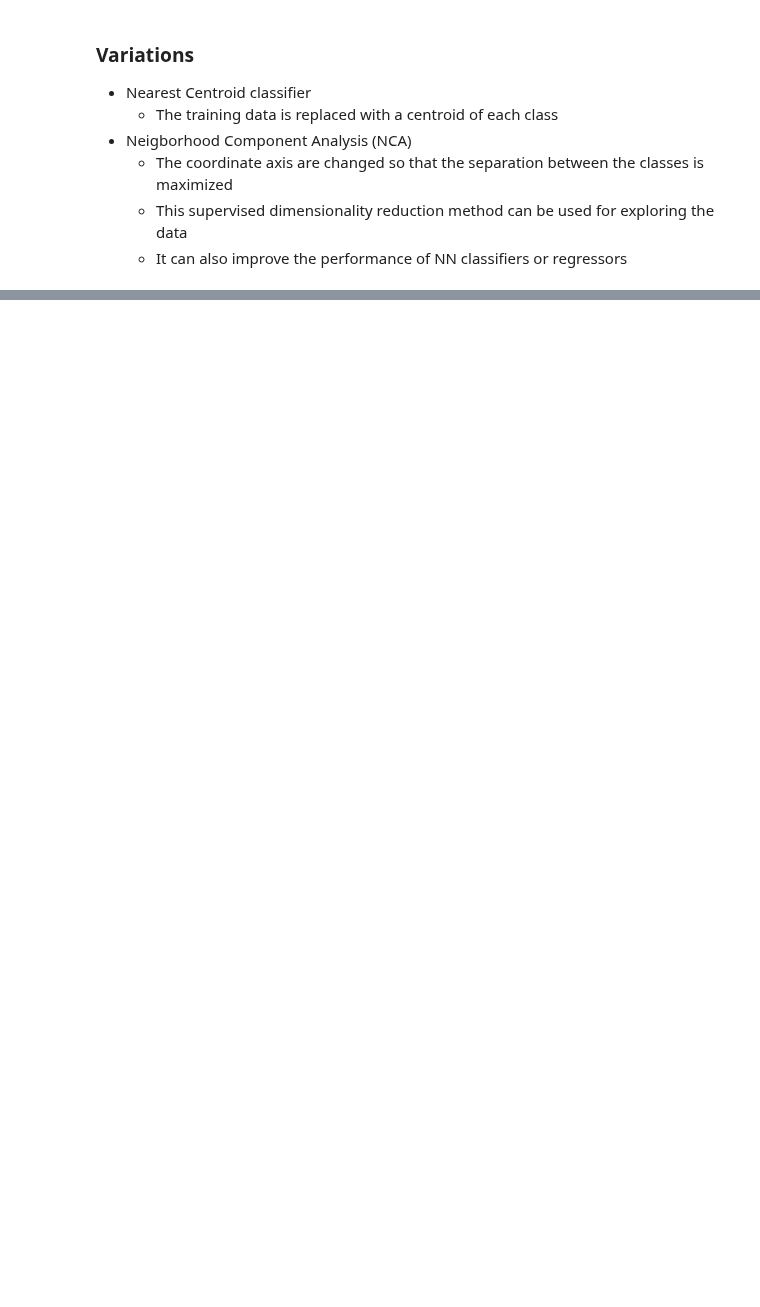
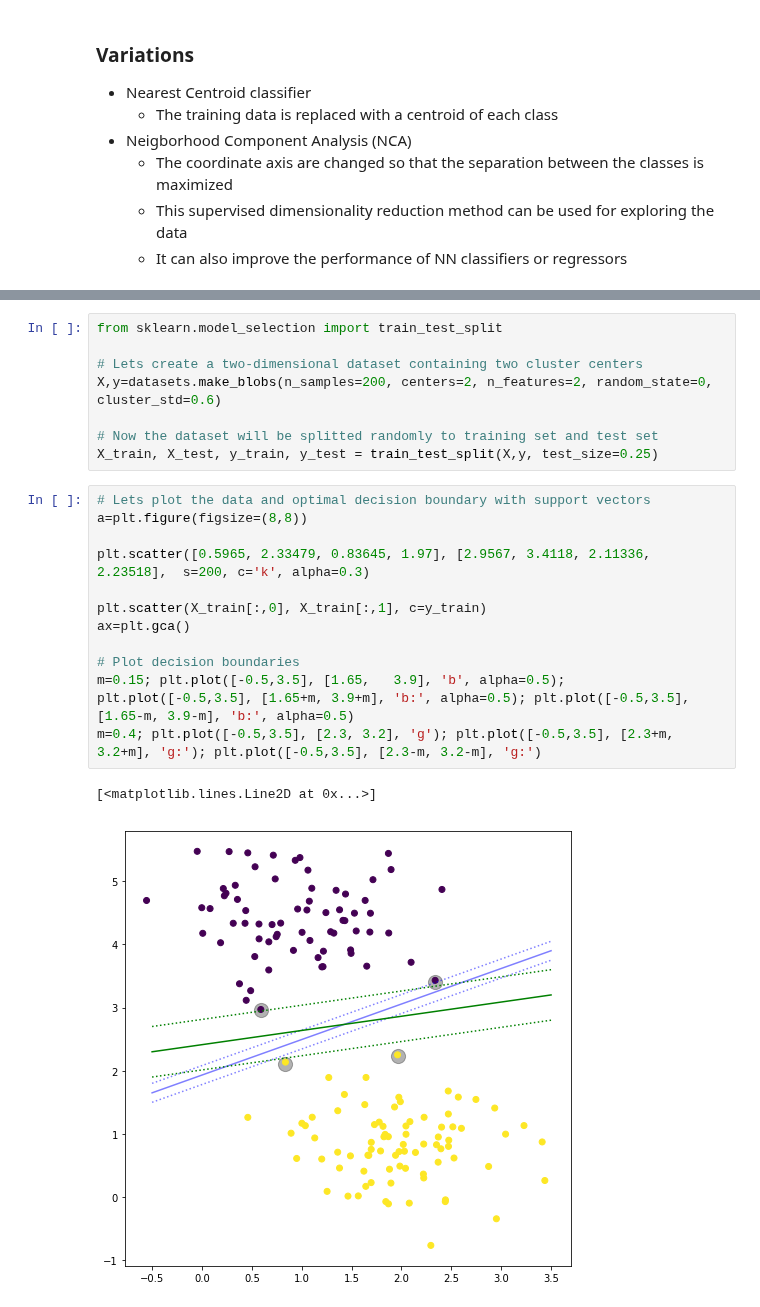
Before and after one commit to pevalisuo/AML, a Jupyter notebook: ICAT3190_Module5_SupervisedMachineLearning.ipynb, the cells around one changed output, grey strips where cells are left out. Drawn from its saved outputs; the diff is of its cells as text; blank space fills up the shorter version.

```diff
--- a/ICAT3190_Module5_SupervisedMachineLearning.ipynb
+++ b/ICAT3190_Module5_SupervisedMachineLearning.ipynb
@@ -217,0 +253,23 @@ plotDB(h=0.2)
+# %%
+from sklearn.model_selection import train_test_split
+
+# Lets create a two-dimensional dataset containing two cluster centers
+X,y=datasets.make_blobs(n_samples=200, centers=2, n_features=2, random_state=0, cluster_std=0.6)
+
+# Now the dataset will be splitted randomly to training set and test set
+X_train, X_test, y_train, y_test = train_test_split(X,y, test_size=0.25)
+# %%
+# Lets plot the data and optimal decision boundary with support vectors
+a=plt.figure(figsize=(8,8))
+
+plt.scatter([0.5965, 2.33479, 0.83645, 1.97], [2.9567, 3.4118, 2.11336, 2.23518],  s=200, c='k', alpha=0.3)
+
+plt.scatter(X_train[:,0], X_train[:,1], c=y_train)
+ax=plt.gca()
+
+# Plot decision boundaries
+m=0.15; plt.plot([-0.5,3.5], [1.65,   3.9], 'b', alpha=0.5); plt.plot([-0.5,3.5], [1.65+m, 3.9+m], 'b:', alpha=0.5); plt.plot([-0.5,3.5], [1.65-m, 3.9-m], 'b:', alpha=0.5)
+m=0.4; plt.plot([-0.5,3.5], [2.3, 3.2], 'g'); plt.plot([-0.5,3.5], [2.3+m, 3.2+m], 'g:'); plt.plot([-0.5,3.5], [2.3-m, 3.2-m], 'g:')
+# %% [output]
+[<matplotlib.lines.Line2D at 0x...>]
+[figure, added]
```
Also changed, not shown: parts of 27 cells of this notebook, 3 other files.
